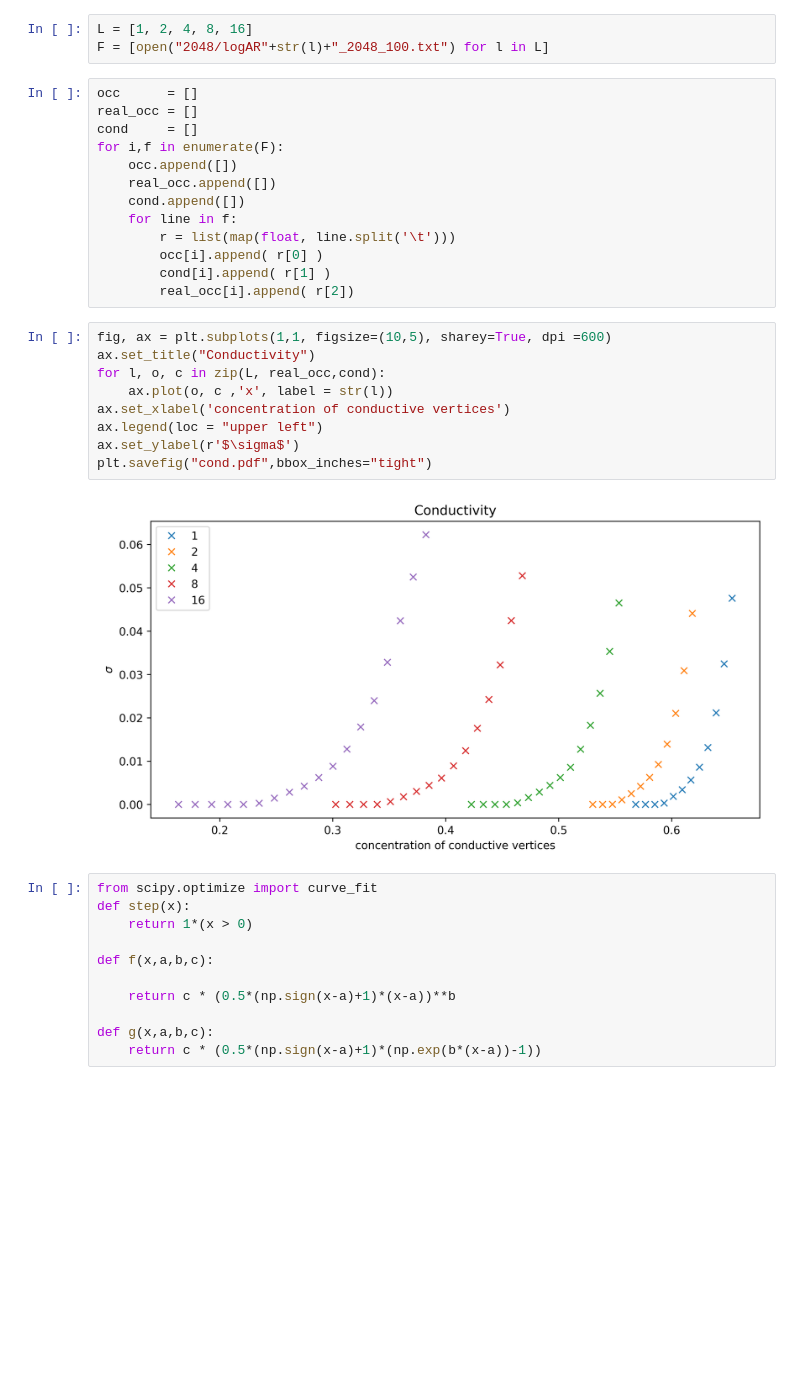
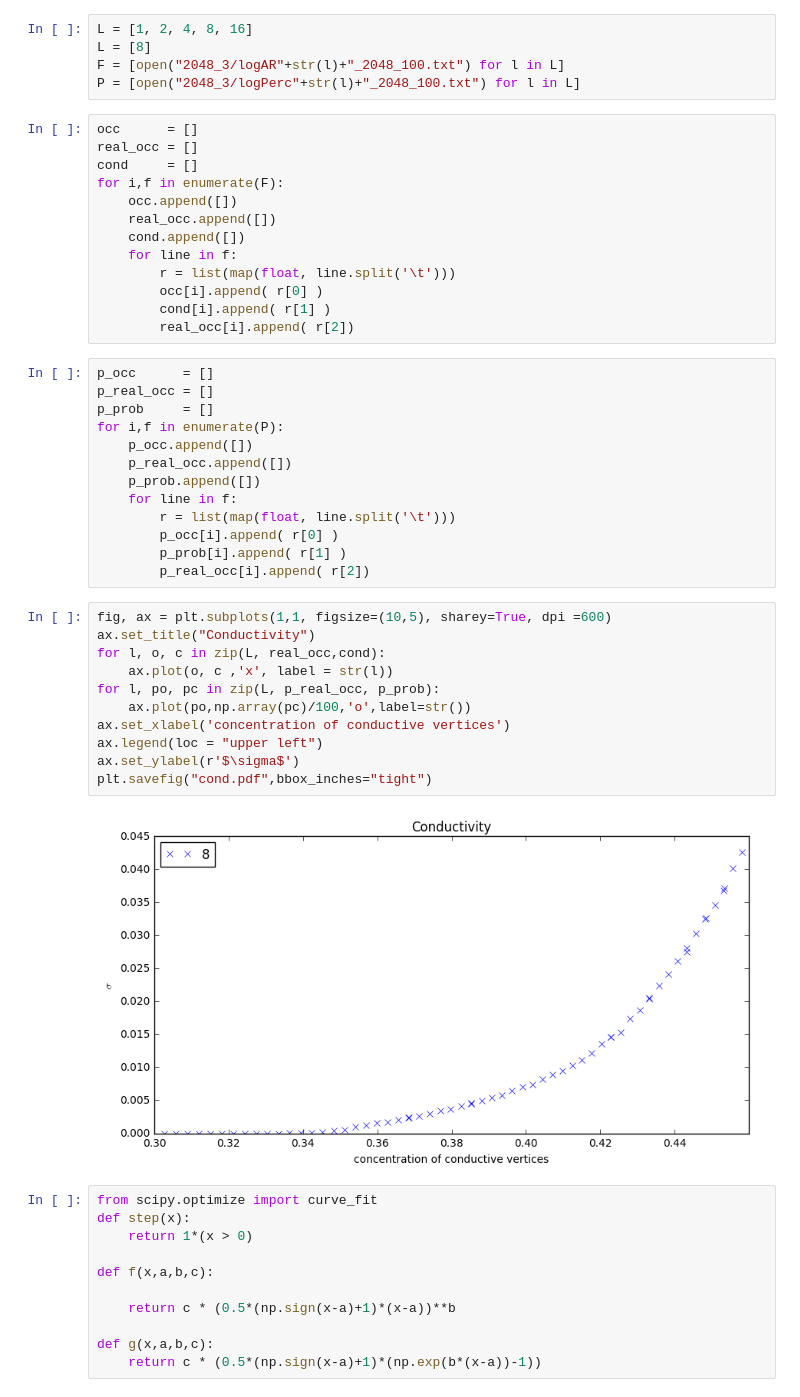
Before and after one commit to dalerxli/percolation, a Jupyter notebook: conductivity/graphs.ipynb, the cells around one changed output. Cells and saved outputs as stored; diff of their text form; blank space fills up the shorter version.

Commit message:
added perc

```diff
--- a/conductivity/graphs.ipynb
+++ b/conductivity/graphs.ipynb
@@ -10,7 +10,9 @@ import functools
 # Files
 # %%
 L = [1, 2, 4, 8, 16]
-F = [open("2048/logAR"+str(l)+"_2048_100.txt") for l in L]
+L = [8]
+F = [open("2048_3/logAR"+str(l)+"_2048_100.txt") for l in L]
+P = [open("2048_3/logPerc"+str(l)+"_2048_100.txt") for l in L]
 # %%
 occ      = []
 real_occ = []
@@ -24,17 +26,32 @@ for i,f in enumerate(F):
         occ[i].append( r[0] )
         cond[i].append( r[1] )
         real_occ[i].append( r[2])
+# %%
+p_occ      = []
+p_real_occ = []
+p_prob     = []
+for i,f in enumerate(P):
+    p_occ.append([])
+    p_real_occ.append([])
+    p_prob.append([])
+    for line in f:
+        r = list(map(float, line.split('\t')))
+        p_occ[i].append( r[0] )
+        p_prob[i].append( r[1] )
+        p_real_occ[i].append( r[2])
 # %%
 fig, ax = plt.subplots(1,1, figsize=(10,5), sharey=True, dpi =600)
 ax.set_title("Conductivity")
 for l, o, c in zip(L, real_occ,cond):
     ax.plot(o, c ,'x', label = str(l))
+for l, po, pc in zip(L, p_real_occ, p_prob):
+    ax.plot(po,np.array(pc)/100,'o',label=str())
 ax.set_xlabel('concentration of conductive vertices')
 ax.legend(loc = "upper left")
 ax.set_ylabel(r'$\sigma$')
 plt.savefig("cond.pdf",bbox_inches="tight")
 # %% [output]
-[figure, old version]
+[figure, new version]
 # %%
 from scipy.optimize import curve_fit
 def step(x):
```
Also changed, not shown: parts of 2 cells of this notebook, 1 other file.
